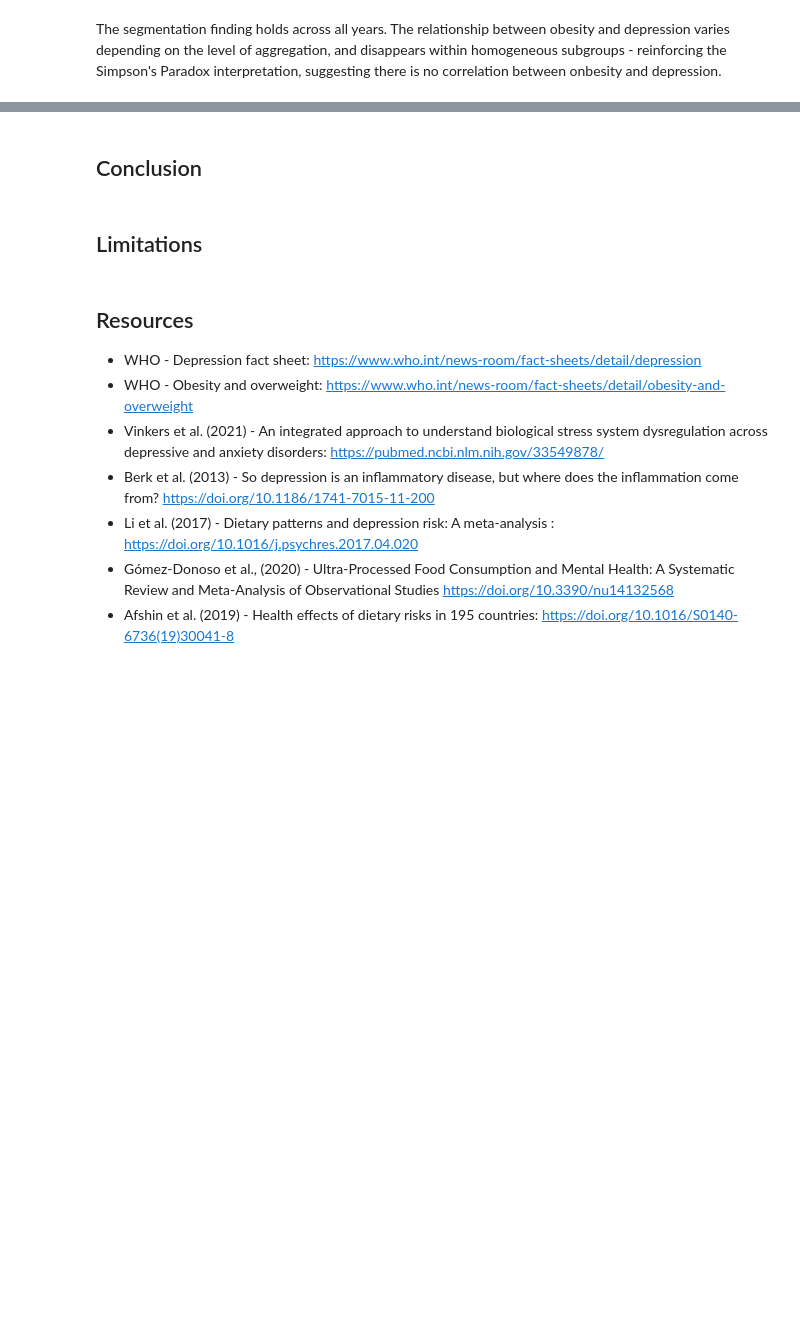
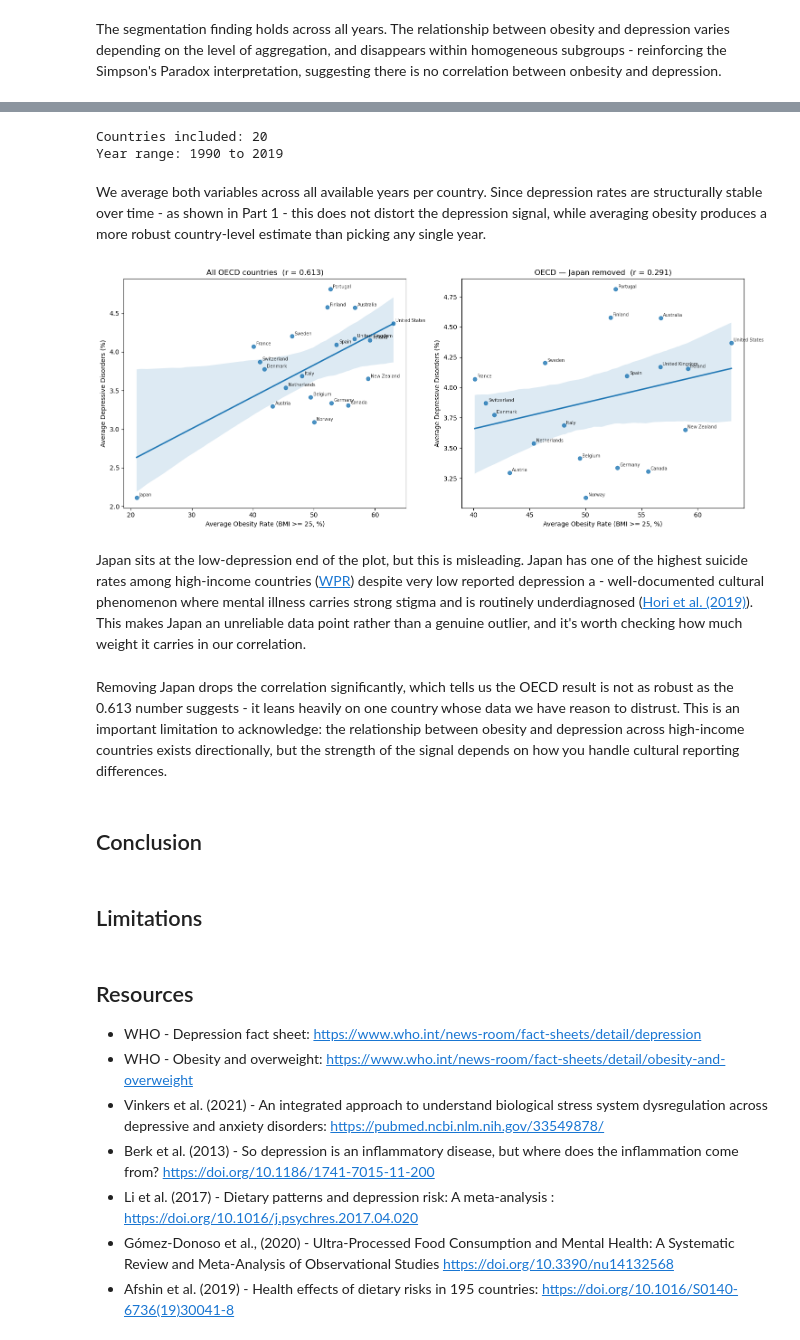
Before and after one commit to IvanOgnyanovGoranov/diet-obesity-mental-health-analysis, a Jupyter notebook: project.ipynb, the cells around one changed output, grey strips where cells are left out. Drawn from its saved outputs; the diff is of its cells as text; code cells hidden in the pictures; blank space fills up the shorter version.

```diff
--- a/project.ipynb
+++ b/project.ipynb
@@ -146,5 +146,7 @@ We approach the hypothesis from two angles:
 
 We compute year-over-year differences for both obesity and depression for each country using `.diff()` grouped by country.
 # %%
-obesity_mental_health_df["obesity_change"] = obesity_mental_health_df.groupby("country")["obesity_rate"].diff()
-obesity_mental_health_df["depression_change"] = obesity_mental_health_df.groupby("country")["depressive_disorders"].diff()
+obesity_change = obesity_mental_health_df.groupby("country")["obesity_rate"].diff()
+depression_change = obesity_mental_health_df.groupby("country")["depressive_disorders"].diff()
+
+print(f"Obesity change vs. Depression change: {obesity_change.corr(depression_change):.3f}")
@@ -248,7 +268,11 @@ high_income_countries = [
     'Spain', 'Sweden', 'Switzerland', 'United Kingdom', 'United States'
 ]
 
+# The Organization for Economic Cooperation and Development (OECD) - primarily high-income economies committed to democracy and market economies.
 oecd_df = obesity_mental_health_df[obesity_mental_health_df['country'].isin(high_income_countries)]
 print(f'Countries included: {oecd_df["country"].nunique()}')
 print(f'Year range: {oecd_df["year"].min()} to {oecd_df["year"].max()}')
+# %% [output]
+Countries included: 20
+Year range: 1990 to 2019
 # %%
@@ -259,16 +281,31 @@ print(f'OECD correlation (obesity vs depression): {corr_oecd:.3f}')
+# %% [markdown]
+We average both variables across all available years per country. Since depression rates are structurally stable over time - as shown in Part 1 - this does not distort the depression signal, while averaging obesity produces a more robust country-level estimate than picking any single year.
 # %%
-fig, ax = plt.subplots(figsize=(9, 6))
-sns.regplot(data=oecd_avg, x='obesity_rate', y='depressive_disorders', ax=ax)
+# Plots a regression scatter with country labels and correlation in the title
 
-for _, row in oecd_avg.iterrows():
-    ax.annotate(row['country'], (row['obesity_rate'], row['depressive_disorders']),
-                fontsize=7, alpha=0.8, xytext=(4, 2), textcoords='offset points')
+def plot_corr(df, x, y, title, ax):
+    sns.regplot(data=df, x=x, y=y, ax=ax)
+    for _, row in df.iterrows():
+        ax.annotate(row['country'], (row[x], row[y]),
+                    fontsize=7, alpha=0.8, xytext=(4, 2), textcoords='offset points')
+    r = df[x].corr(df[y])
+    ax.set_title(f'{title}  (r = {r:.3f})')
+    ax.set_xlabel('Average Obesity Rate (BMI >= 25, %)')
+    ax.set_ylabel('Average Depressive Disorders (%)')
 
-ax.set_title('Obesity Rate vs. Depression — High-Income OECD Countries')
-ax.set_xlabel('Average Obesity Rate (BMI >= 25, %)')
-ax.set_ylabel('Average Depressive Disorders (% of population)')
+# Left plot: all OECD countries
+# Right plot: same but with Japan removed to test how much it influences the result
+fig, (ax1, ax2) = plt.subplots(1, 2, figsize=(15, 6))
+plot_corr(oecd_avg, 'obesity_rate', 'depressive_disorders', 'All OECD countries', ax1)
+plot_corr(oecd_avg[oecd_avg['country'] != 'Japan'], 'obesity_rate', 'depressive_disorders', 'OECD — Japan removed', ax2)
 plt.tight_layout()
 plt.show()
+# %% [output]
+[figure, added]
+# %% [markdown]
+Japan sits at the low-depression end of the plot, but this is misleading. Japan has one of the highest suicide rates among high-income countries ([WPR](https://worldpopulationreview.com/country-rankings/suicide-rate-by-country)) despite very low reported depression a - well-documented cultural phenomenon where mental illness carries strong stigma and is routinely underdiagnosed ([Hori et al. (2019)](https://pmc.ncbi.nlm.nih.gov/articles/PMC6778451/)). This makes Japan an unreliable data point rather than a genuine outlier, and it's worth checking how much weight it carries in our correlation.
+# %% [markdown]
+Removing Japan drops the correlation significantly, which tells us the OECD result is not as robust as the 0.613 number suggests - it leans heavily on one country whose data we have reason to distrust. This is an important limitation to acknowledge: the relationship between obesity and depression across high-income countries exists directionally, but the strength of the signal depends on how you handle cultural reporting differences.
 # %% [markdown]
 ## Conclusion
 # %% [markdown]
```
Also changed, not shown: parts of 16 cells of this notebook.
